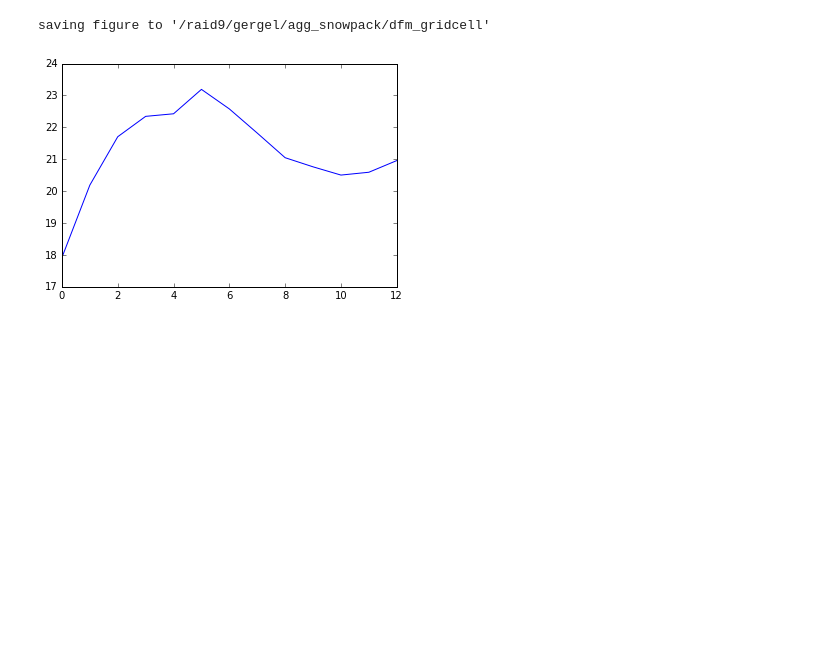
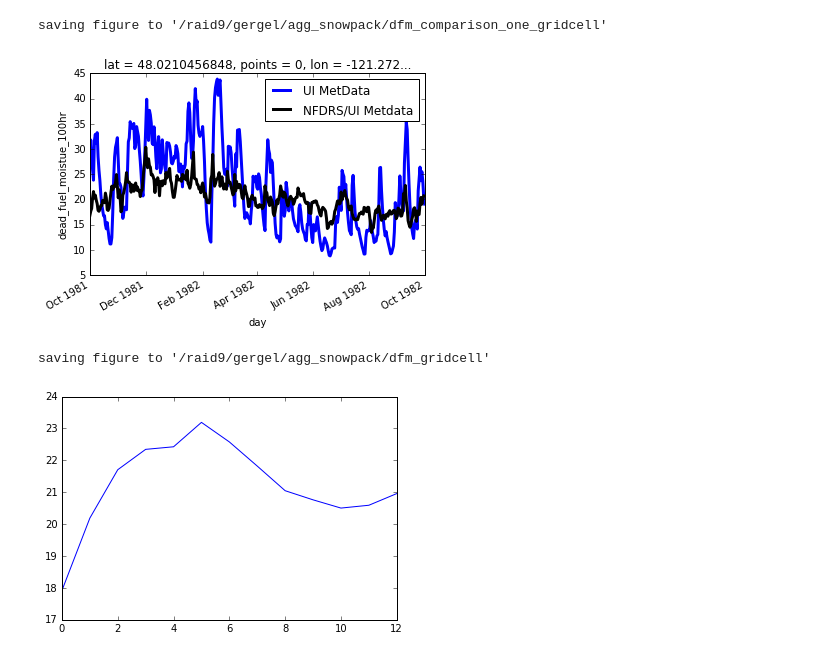
Before and after one commit to XUEYANZHANG9/IS_snowfire, a Jupyter notebook: calc_dfm_gridcell.ipynb, the cells around one changed output. Drawn from its saved outputs; the diff is of its cells as text; code cells hidden in the pictures; blank space fills up the shorter version.

Commit message:
added UI Metdata inputs for my algorithm to add comparison functionality

```diff
--- a/calc_dfm_gridcell.ipynb
+++ b/calc_dfm_gridcell.ipynb
@@ -24,7 +26,7 @@ def estimate_emc(RH,T):
     if RH < 10:
         EMC = 0.03229 + (0.281073 * RH) - (0.000578 * T * RH)
     elif RH >= 10 and RH <= 50:
-        EMC = 2.22749 - 0.160107*RH - 0.014784*T
+        EMC = 2.22749 + (0.160107*RH) - (0.014784*T)
     else:
         EMC = 21.0606 + (0.005565*(RH**2)) - (0.00035*RH*T) - (0.483199*RH)
     return(EMC)
@@ -203 +377,56 @@ for day in np.arange(len(julians)):
+# %%
+lat = 48.03125
+lon = -121.28125
+
+direc = '/raid/gergel/dfm_ui_metdata'
+file = "fm100_1981.nc"
+ds = xray.open_dataset(os.path.join(direc,file))
+
+file2 = "fm100_1982.nc"
+ds2 = xray.open_dataset(os.path.join(direc,file2))
+
+## concatenate netcdf files
+ds_full = xray.concat([ds, ds2], dim='day')
+# %%
+import datetime as dt
+import matplotlib.pyplot as plt
+base = dt.datetime(1950, 1, 1)
+end_date = dt.datetime(2006, 1, 1)
+tp_start = dt.datetime(1981,10,1)
+tp_end = dt.datetime(1982,10,1)
+arr_dates = [base + dt.timedelta(days=i) for i in range(0, (end_date-base).days)]
+arr_datess = np.asarray(arr_dates)
+date_range = [tp_start + dt.timedelta(days=i) for i in range(0, (tp_end-tp_start).days)]
+
+ui_start = dt.datetime(1980,12,31)
+ui_end = dt.datetime(1982,12,31)
+arr_ui = [ui_start + dt.timedelta(days=i) for i in range(0, (ui_end-ui_start).days)]
+dates_ui = np.asarray(arr_ui)
+
+lon_ind = np.argmin(np.abs(ds.lon - lon))
+lat_ind = np.argmin(np.abs(ds.lat - lat))
+
+lw = 3.0
+
+dfm = ds_full.isel_points(lon=[lon_ind],lat=[lat_ind])
+dfm_sel = dfm.sel(day=slice('1981-10-01', '1982-10-01'))
+dfm_sel['dead_fuel_moistue_100hr'].plot(label='UI MetData',linewidth=lw)
+
+'''plt.plot(date_range,np.asarray(arr_mc100)[(arr_datess >= tp_start) * (arr_datess < tp_end)],color='r',
+         label='NFDRS/IS Data',linewidth=lw)'''
+
+plt.plot(date_range,np.asarray(arr_mc100_ui)[(dates_ui >= tp_start) * (dates_ui < tp_end)],color='k',
+         label='NFDRS/UI Metdata',linewidth=lw)
+
+plt.legend(loc='upper right')
+
+## save plot
+direc = '/raid9/gergel/agg_snowpack/'
+plotname = 'dfm_comparison_one_gridcell'
+savepath = os.path.join(direc, plotname)
+print ("saving figure to '%s'" % savepath)
+plt.savefig(savepath)
+# %% [output]
+saving figure to '/raid9/gergel/agg_snowpack/dfm_comparison_one_gridcell'
+[figure, added]
 # %%
```
Also changed, not shown: parts of 11 cells of this notebook.
